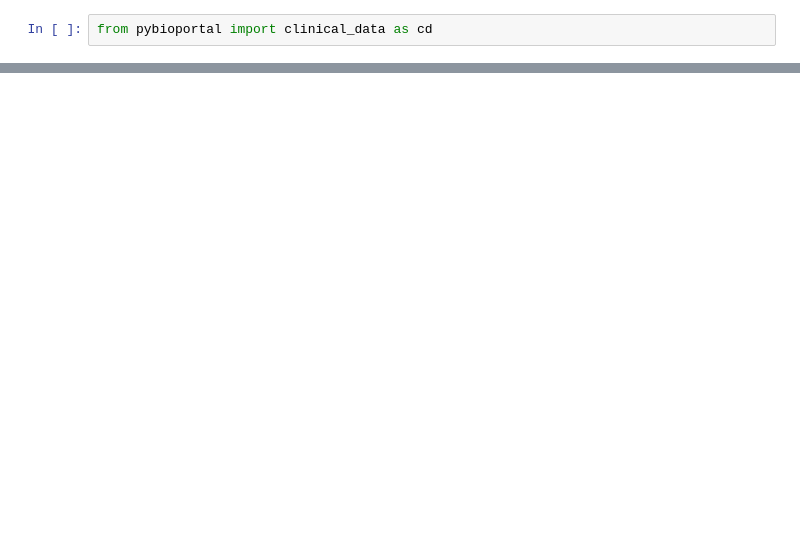
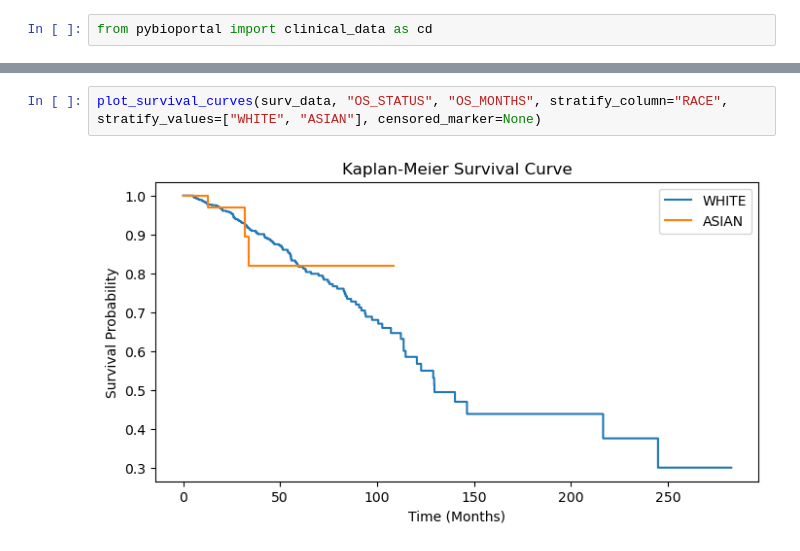
Before and after one commit to Matteo-Valerio/pyBioPortal, a Jupyter notebook: examples/test_pybioportal.ipynb, the cells around one changed output, grey strips where cells are left out. Cells and saved outputs as stored; diff of their text form; blank space fills up the shorter version.

```diff
--- a/examples/test_pybioportal.ipynb
+++ b/examples/test_pybioportal.ipynb
@@ -47,0 +169,4 @@ plt.show()
+# %%
+plot_survival_curves(surv_data, "OS_STATUS", "OS_MONTHS", stratify_column="RACE", stratify_values=["WHITE", "ASIAN"], censored_marker=None)
+# %% [output]
+[figure, added]
```
Also changed, not shown: parts of 8 cells of this notebook.
